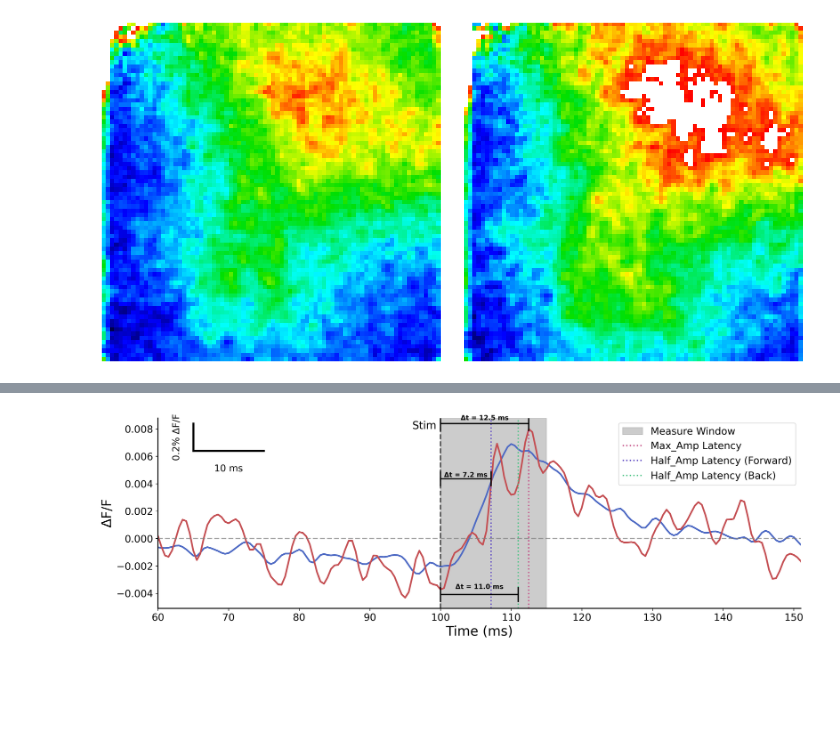
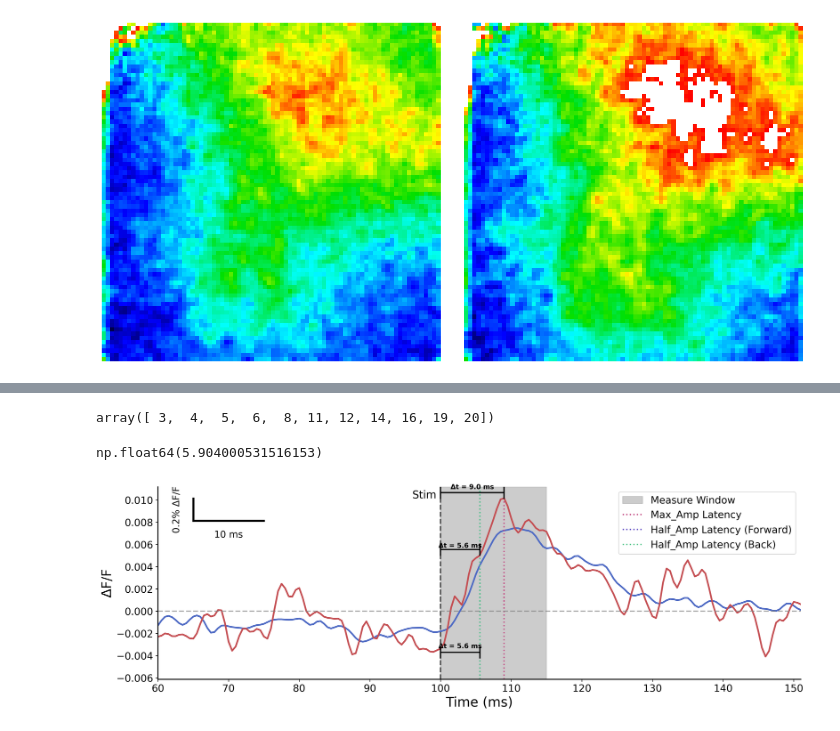
Before and after one commit to TianchengXu0420/ZDA_Adventure, a Jupyter notebook: GapJunction.ipynb, the cells around one changed output, grey strips where cells are left out. Drawn from its saved outputs; the diff is of its cells as text; code cells hidden in the pictures; blank space fills up the shorter version.

```diff
--- a/GapJunction.ipynb
+++ b/GapJunction.ipynb
@@ -24,7 +24,7 @@ stimulus = 200
 startPt = 200
 numPt = 30
 # evoke = np.array([60, 34]) # 26-07-10
-evoke = np.array([64, 35]) # 25-11-12
+# evoke = np.array([64, 35]) # 25-11-12
 # %%
 # Original Data.
 Data = np.fromfile('C:/Users/txu245/Desktop/25-11-12/Control.dat', dtype='float64').reshape(20, 80, 80, 1000)
@@ -198,11 +198,11 @@ for i, coor in enumerate(index_Q):
     #  Coordinates for columns and rows.
     c = coor[0]
     r = coor[1]
-
+    '''
     # Eliminate the cells that are too close to the stimulus point.
     if np.sqrt((c-evoke[1])**2 + (r-evoke[0])**2) <= 8:
         continue
-
+    '''
     # Pixel boundaries.
     left   = c - 1.5
     right  = c + 1.5
@@ -268,7 +268,7 @@ cell_trace_Q = []
 cell_latency_Q = []
 cell_amp_Q = []
 
-for i, candidate in enumerate(candidates):
+for i, candidate in enumerate(candidates_Q):
     row = candidate[0]
     col = candidate[1]
     '''
@@ -712,6 +713,17 @@ array([ 2.,  3.,  4.,  5.,  6.,  7.,  8.,  9., 10., 11., 13., 16., 17.,
+# %%
+np.array(delete) + 1
+# %% [output]
+array([ 3,  4,  5,  6,  8, 11, 12, 14, 16, 19, 20])
+# %%
+cell = 28
+trial = 2
+
+maps.compute_snr(trace=cell_trace[cell-1][trial-1], startPt=startPt, numPt=numPt)
+# %% [output]
+np.float64(5.904000531516153)
 # %%
-cell = 14
-trial = 14
+cell = 28
+trial = 2
 
 fig, ax = plt.subplots(figsize=(15,5), dpi=300)
 # ax.set_title('Latency Comparison between Cell #28 and Cell #48 (Add Blocker)', fontsize=24, pad=20)
@@ -783,32 +795,32 @@ ax.plot([x0, x0], [y0, y0+dy], color='black', linewidth=3)
 ax.text(x0 + dx/2, y0 - 0.0015, '10 ms', ha='center', fontsize=14)
 
 ax.text(x0 - 3, y0 + dy/2, '0.2% ΔF/F', va='center', rotation=90, fontsize=14)
 
 # AXIS STYLE
 # ax.set_xlim(0, 500)
 ax.set_xlim(60, 151)
 ax.set_ylim(trace2.min()*1.1, trace2.max()*1.1)
 
 ax.set_xlabel('Time (ms)', fontsize=20)
 ax.set_ylabel('ΔF/F', fontsize=20)
 
 ax.tick_params(labelsize=15)
 ax.set_xticks(np.arange(60, 151, 10))
 ax.axhline(0, linestyle='--', color='gray', linewidth=2, alpha=0.7)
 
 # SPINES (clean look)
 
 ax.spines['top'].set_visible(False)
 ax.spines['right'].set_visible(False)
 
 ax.spines['left'].set_linewidth(1.5)
 ax.spines['bottom'].set_linewidth(1.5)
 
 # LEGEND (clean)
 ax.legend(fontsize=15, loc='upper right')
 
 plt.tight_layout()
 plt.show()
 # %% [output]
-[figure, old version]
+[figure, new version]
 # %%
```
Also changed, not shown: parts of 14 cells of this notebook.
